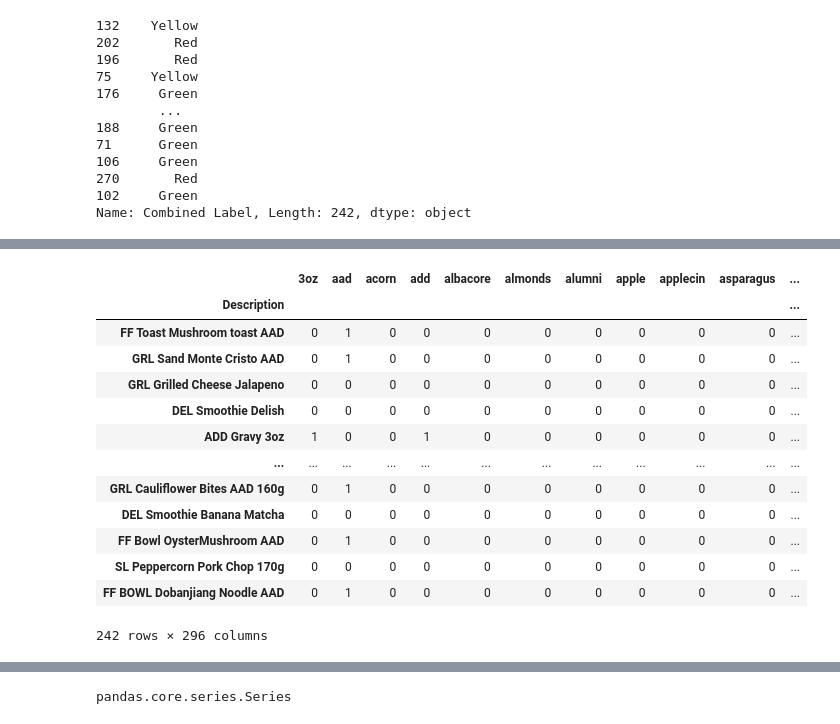
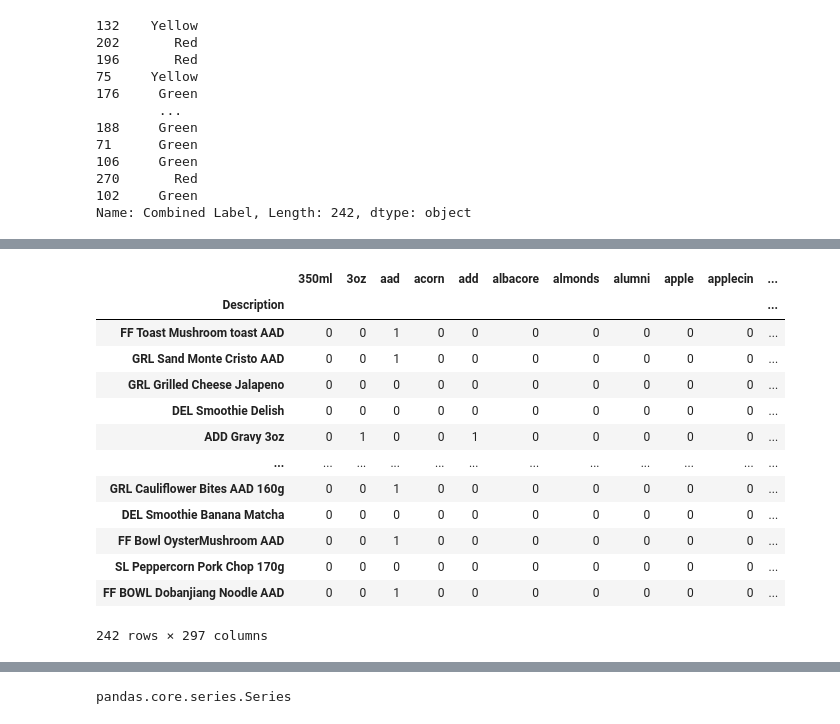
Before and after one commit to ssmubc/CFFS_jupyter_may29, a Jupyter notebook: Machine_Learning_algorithms_solutions/Bag_of_words_ML_algorithm.ipynb, the cells around one changed output, grey strips where cells are left out. Saved outputs shown, nothing was run; the diff lists cells and outputs as text; code cells hidden in the pictures.

```diff
--- a/Machine_Learning_algorithms_solutions/Bag_of_words_ML_algorithm.ipynb
+++ b/Machine_Learning_algorithms_solutions/Bag_of_words_ML_algorithm.ipynb
@@ -355,66 +317,49 @@ import nltk
 # %%
 from sklearn.feature_extraction.text import CountVectorizer
-# # CountVectorizer creates a bag of words for us
-# vec = CountVectorizer(stop_words='english')
-# X_counts = vec.fit_transform(X_train["Description"])
-# bow_df = pd.DataFrame(
-#     X_counts.toarray(), columns=vec.get_feature_names_out(), index=X_train["Description"]
-# )
-
-# # Each column represents a word in the vocabulary (set of unique words)
-
-# bow_df
 
 import re
-
-# Fit the CountVectorizer on the training data
-# vec = CountVectorizer(stop_words='english')
-# X_counts = vec.fit_transform(X_train["Description"])
-
-# # Remove measurements and other patterns from the feature names
-# feature_names = vec.get_feature_names_out()
-# clean_feature_names = [re.sub(r'\d+g|\+\d+|__ g|\(.*\)', '', feature) for feature in feature_names]
-
-# # Create a DataFrame with the cleaned feature names
-# bow_df = pd.DataFrame(X_counts.toarray(), columns=clean_feature_names, index=X_train["Description"])
-
-
-# bow_df
-
-
-# import re
 
 # Fit the CountVectorizer on the training data
 vec = CountVectorizer(stop_words='english')
 X_counts = vec.fit_transform(X_train["Description"])
 
 # Remove measurements and other patterns from the feature names
 feature_names = vec.get_feature_names_out()
-clean_feature_names = [re.sub(r'\d+g|\+\d+|\d+ml|__ g|\(.*\)', '', feature) for feature in feature_names]
+
+# clean_feature_names = [re.sub(r'^[^|]+?\|(\d+g|\+\d+|\d+ml|__ g|\(.*\)|\d+g)', '', feature) for feature in feature_names]
+#clean_feature_names = [re.sub(r'^[^|]+?\|(\d+g|\+\d+|\d+ml|__ g|\(.*\)|\d+g)', '', feature) if not re.search(r'\b\d+g\b', feature) else '' for feature in feature_names]
 
 
+# clean_feature_names = [re.sub(r'^[^|]+?\|(\d+g|\+\d+|\d+ml|__ g|\(.*\)|\d+g)|\badd\b|\b\d+(?=ml|oz)', '', feature) for feature in feature_names]
+
+# clean_feature_names = [re.sub(r'^[^|]+?\|(\d+g|\+\d+|\d+ml|__ g|\(.*\)|\d+g|\d+(?:ml|oz))', '', feature) for feature in feature_names]
 # Create a DataFrame with the cleaned feature names
+
+clean_feature_names = [re.sub(r'^[^|]+?\|(\d+g|\+\d+|\d+ml|__ g|\(.*\)|\d+g)', '', feature) if not re.search(r'\b\d+g\b', feature) else '' for feature in feature_names]
+clean_feature_names = [re.sub(r'^[^|]+?\|(\d+g|\+\d+|\d+ml|__ g|\(.*\)|\d+ml)', '', feature) if not re.search(r'\b\d+g\b', feature) else '' for feature in clean_feature_names]
+clean_feature_names = [re.sub(r'^[^|]+?\|(\d+g|\+\d+|\d+ml|__ g|\(.*\)|\d+oz)', '', feature) if not re.search(r'\b\d+g\b', feature) else '' for feature in clean_feature_names]
+# clean_feature_names = [re.sub(r'^[^|]+?\|(\d+g|\+\d+|\d+ml|__ g|\(.*\)|\d+ml|\d+oz)', '', feature) if not re.search(r'\b\d+(?=ml|oz)\b', feature) else '' for feature in clean_feature_names]
 bow_df = pd.DataFrame(X_counts.toarray(), columns=clean_feature_names, index=X_train["Description"])
 
-# index=X_train.index
 
 # Remove the unwanted columns from the DataFrame
 unwanted_columns = [col for col in bow_df.columns if not col.strip()]
 bow_df.drop(columns=unwanted_columns, inplace=True)
 
+# bow_df.drop(columns = ['add'], inplace = True)
 bow_df
 # %% [output]
-|  | 3oz | aad | acorn | add | albacore | almonds | alumni | apple | applecin | asparagus | ... |
+|  | 350ml | 3oz | aad | acorn | add | albacore | almonds | alumni | apple | applecin | ... |
 | Description |  |  |  |  |  |  |  |  |  |  | ... |
-| FF Toast Mushroom toast AAD | 0 | 1 | 0 | 0 | 0 | 0 | 0 | 0 | 0 | 0 | ... |
-| GRL Sand Monte Cristo AAD | 0 | 1 | 0 | 0 | 0 | 0 | 0 | 0 | 0 | 0 | ... |
+| FF Toast Mushroom toast AAD | 0 | 0 | 1 | 0 | 0 | 0 | 0 | 0 | 0 | 0 | ... |
+| GRL Sand Monte Cristo AAD | 0 | 0 | 1 | 0 | 0 | 0 | 0 | 0 | 0 | 0 | ... |
 | GRL Grilled Cheese Jalapeno | 0 | 0 | 0 | 0 | 0 | 0 | 0 | 0 | 0 | 0 | ... |
 | DEL Smoothie Delish | 0 | 0 | 0 | 0 | 0 | 0 | 0 | 0 | 0 | 0 | ... |
-| ADD Gravy 3oz | 1 | 0 | 0 | 1 | 0 | 0 | 0 | 0 | 0 | 0 | ... |
+| ADD Gravy 3oz | 0 | 1 | 0 | 0 | 1 | 0 | 0 | 0 | 0 | 0 | ... |
 | ... | ... | ... | ... | ... | ... | ... | ... | ... | ... | ... | ... |
-| GRL Cauliflower Bites AAD 160g | 0 | 1 | 0 | 0 | 0 | 0 | 0 | 0 | 0 | 0 | ... |
+| GRL Cauliflower Bites AAD 160g | 0 | 0 | 1 | 0 | 0 | 0 | 0 | 0 | 0 | 0 | ... |
 | DEL Smoothie Banana Matcha | 0 | 0 | 0 | 0 | 0 | 0 | 0 | 0 | 0 | 0 | ... |
-| FF Bowl OysterMushroom AAD | 0 | 1 | 0 | 0 | 0 | 0 | 0 | 0 | 0 | 0 | ... |
+| FF Bowl OysterMushroom AAD | 0 | 0 | 1 | 0 | 0 | 0 | 0 | 0 | 0 | 0 | ... |
 | SL Peppercorn Pork Chop 170g | 0 | 0 | 0 | 0 | 0 | 0 | 0 | 0 | 0 | 0 | ... |
-| FF BOWL Dobanjiang Noodle AAD | 0 | 1 | 0 | 0 | 0 | 0 | 0 | 0 | 0 | 0 | ... |
+| FF BOWL Dobanjiang Noodle AAD | 0 | 0 | 1 | 0 | 0 | 0 | 0 | 0 | 0 | 0 | ... |
-242 rows × 296 columns
+242 rows × 297 columns
```
Also changed, not shown: parts of 18 cells of this notebook.
